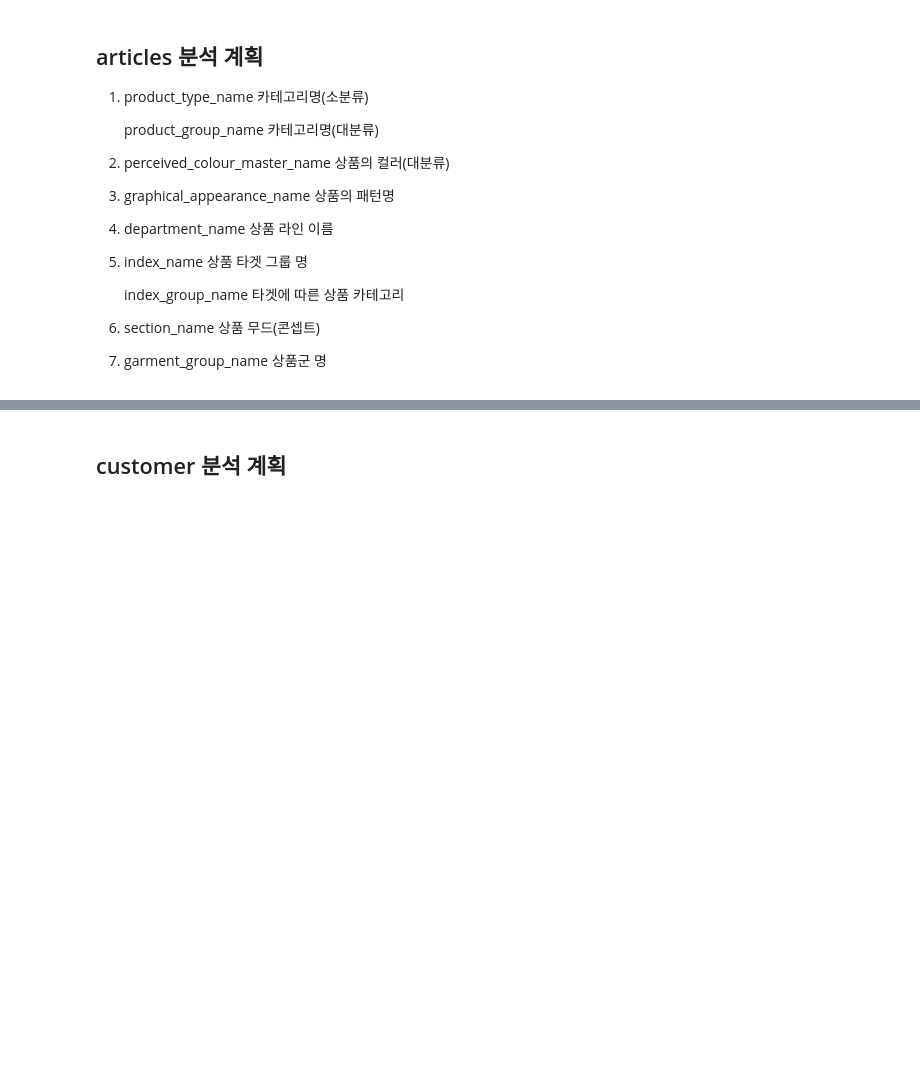
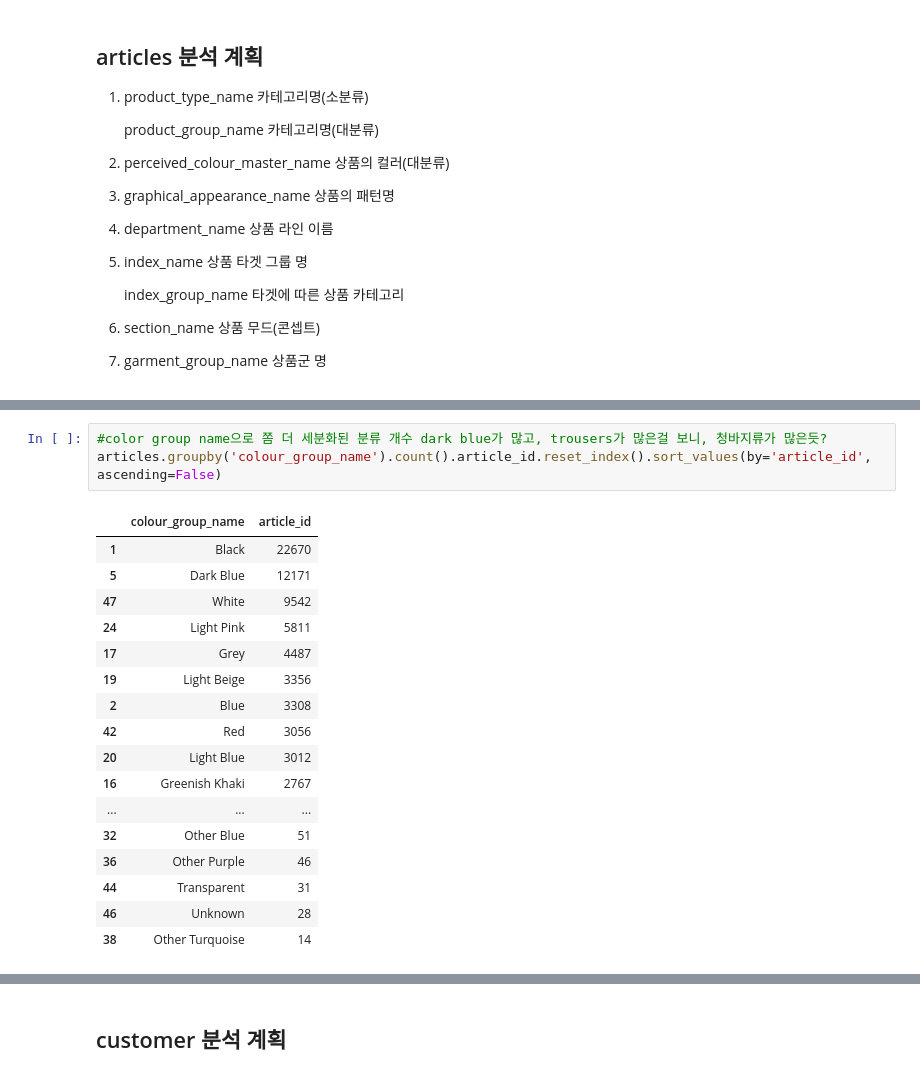
Before and after one commit to monamienamie/5commerce, a Jupyter notebook: 0827.ipynb, the cells around one changed output, grey strips where cells are left out. Saved outputs shown, nothing was run; the diff lists cells and outputs as text; blank space fills up the shorter version.

```diff
--- a/0827.ipynb
+++ b/0827.ipynb
@@ -83,0 +172,21 @@ articles['prod_name'].nunique()
+# %%
+#color group name으로 쫌 더 세분화된 분류 개수 dark blue가 많고, trousers가 많은걸 보니, 청바지류가 많은듯?
+articles.groupby('colour_group_name').count().article_id.reset_index().sort_values(by='article_id', ascending=False)
+# %% [output]
+|  | colour_group_name | article_id |
+| 1 | Black | 22670 |
+| 5 | Dark Blue | 12171 |
+| 47 | White | 9542 |
+| 24 | Light Pink | 5811 |
+| 17 | Grey | 4487 |
+| 19 | Light Beige | 3356 |
+| 2 | Blue | 3308 |
+| 42 | Red | 3056 |
+| 20 | Light Blue | 3012 |
+| 16 | Greenish Khaki | 2767 |
+| ... | ... | ... |
+| 32 | Other Blue | 51 |
+| 36 | Other Purple | 46 |
+| 44 | Transparent | 31 |
+| 46 | Unknown | 28 |
+| 38 | Other Turquoise | 14 |
```
Also changed, not shown: parts of 15 cells of this notebook.
